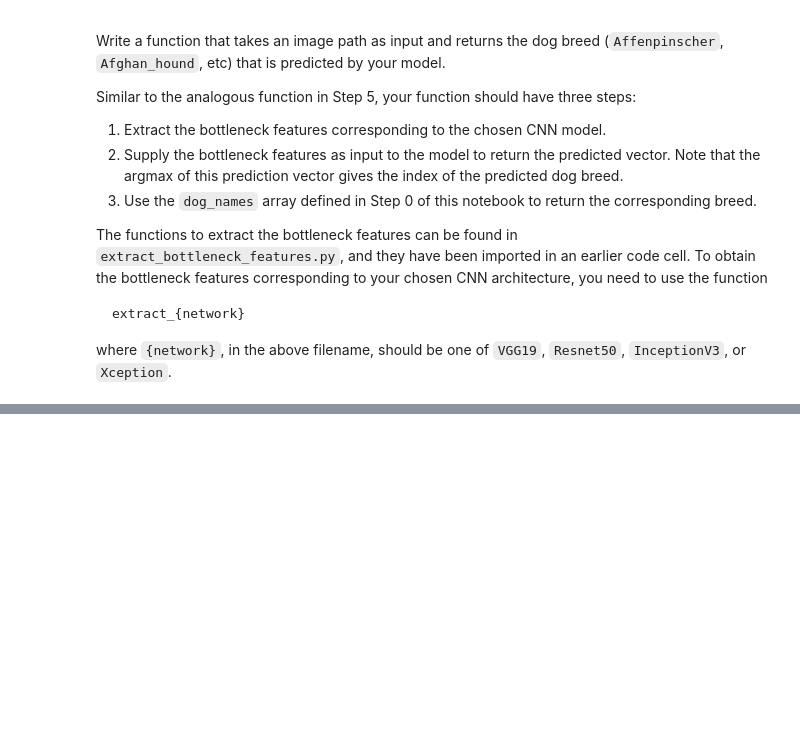
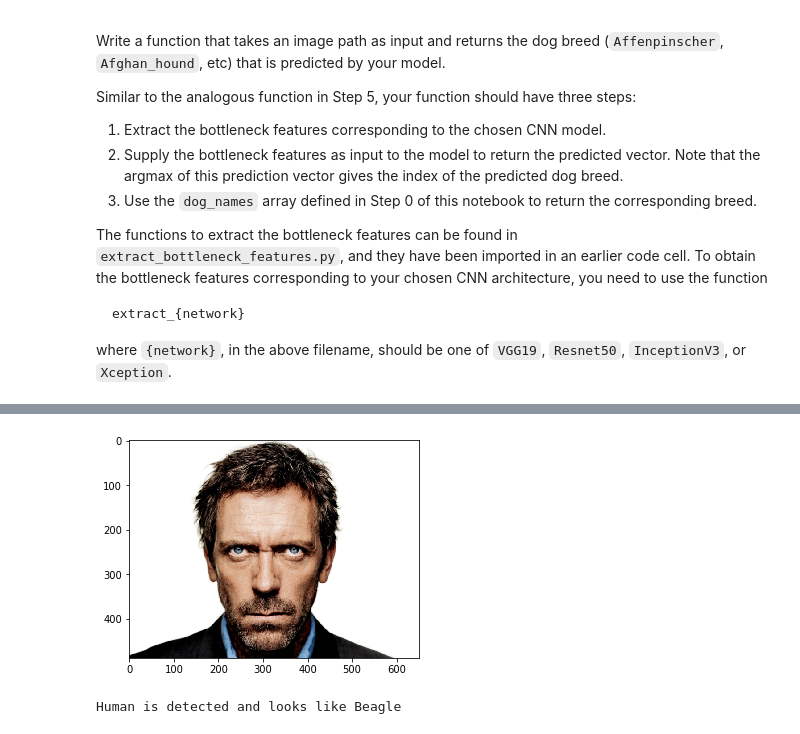
Before and after one commit to TilakD/Dog-breed-classifier---CNN-project, a Jupyter notebook: dog_app.ipynb, the cells around one changed output, grey strips where cells are left out. Drawn from its saved outputs; the diff is of its cells as text; code cells hidden in the pictures; blank space fills up the shorter version.

```diff
--- a/dog_app.ipynb
+++ b/dog_app.ipynb
@@ -704,0 +770,5 @@ def Resnet50_predict_breed(img_path):
+# %%
+dog_breed_detector("images/house.jpg")
+# %% [output]
+[figure, added]
+Human is detected and looks like Beagle
```
Also changed, not shown: parts of 8 cells of this notebook.
